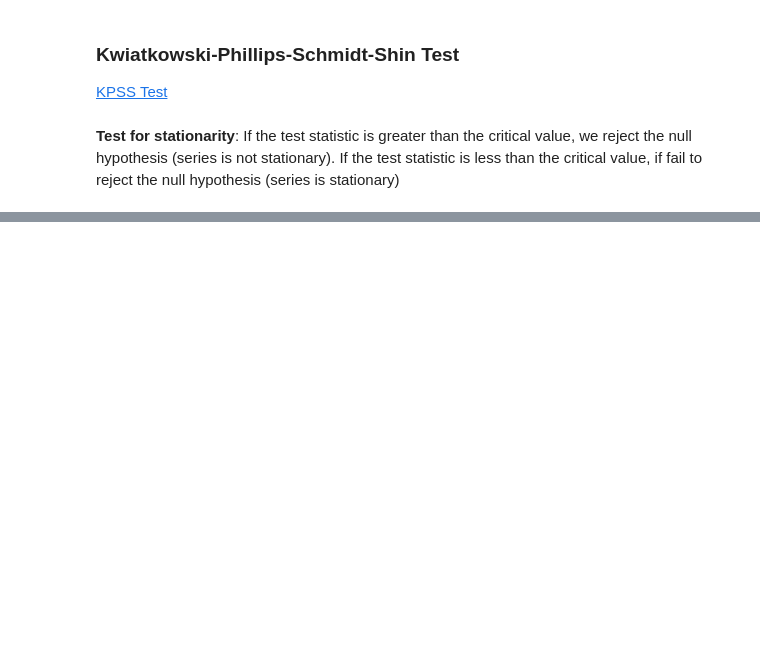
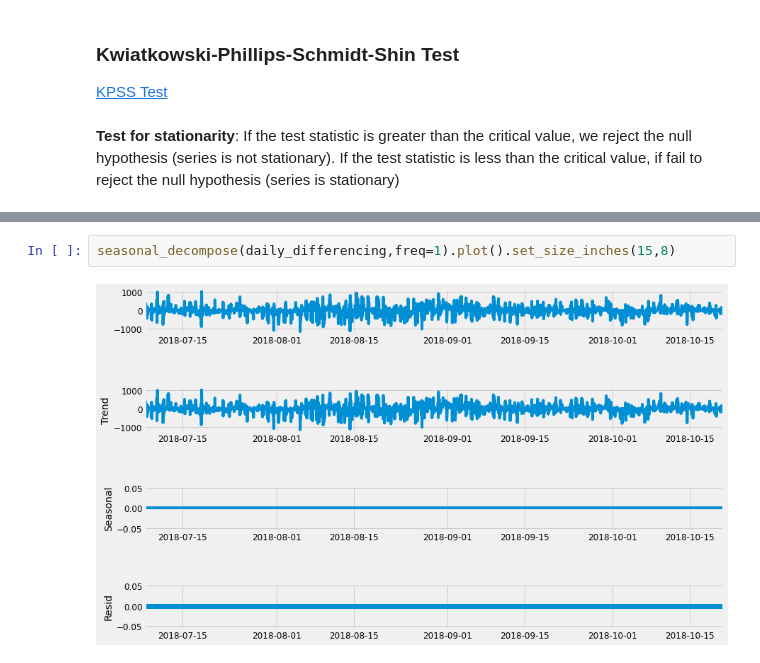
Before and after one commit to khpotenciano/mrt-recommender, a Jupyter notebook: notebooks/Ridership EDA.ipynb, the cells around one changed output, grey strips where cells are left out. Drawn from its saved outputs; the diff is of its cells as text; blank space fills up the shorter version.

```diff
--- a/notebooks/Ridership EDA.ipynb
+++ b/notebooks/Ridership EDA.ipynb
@@ -133,0 +193,4 @@ dtype: float64
+# %%
+seasonal_decompose(daily_differencing,freq=1).plot().set_size_inches(15,8)
+# %% [output]
+[figure, added]
```
Also changed, not shown: parts of 21 cells of this notebook, 1 other file.
